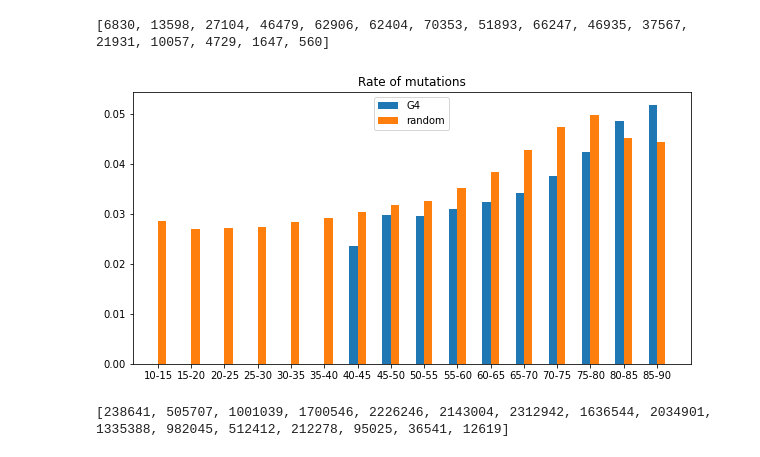
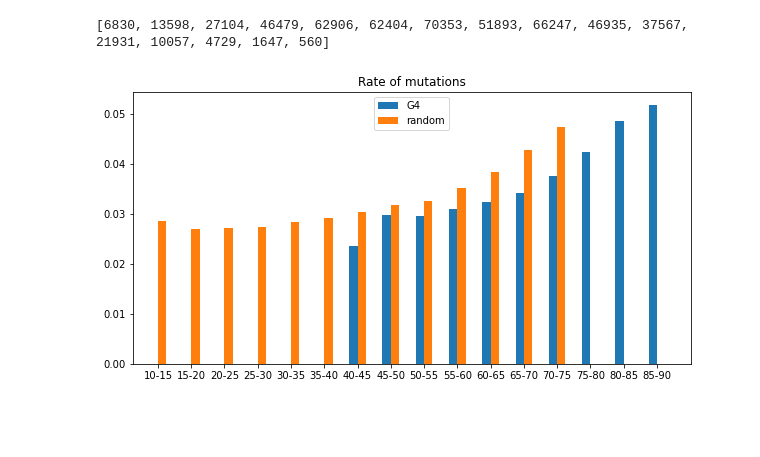
Before and after one commit to chloevogel/TRSante, a Jupyter notebook: Mutations_random.ipynb, the cells around one changed output. Cells and saved outputs as stored; diff of their text form; code cells hidden in the pictures; blank space fills up the shorter version.

```diff
--- a/Mutations_random.ipynb
+++ b/Mutations_random.ipynb
@@ -1405,0 +1613,44 @@ array([[4993., 3753., 4698., 3272., 2581., 1501.]])
+# %%
+def column_AF(reader2):
+    a = reader2["INFOS"].str.split(";").to_list()
+    liste_AF = [b[1][3:] for b in a]
+    reader2["AF"] = liste_AF
+
+    #On s'occupe des lignes où il y a deux mutations possibles, contenant donc une virgule
+    n = 0
+    liste = []
+    for index, row in reader2[reader2["mut"].str.contains(",")].iterrows():
+        mut = row["mut"].split(",")
+        AF = row["AF"].split(",")
+        mut1 = row
+        mut2 = row
+        mut1["mut"] = mut[0]
+        mut2["mut"] = mut[1]
+        mut1["AF"] = float(AF[0])
+        mut2["AF"] = float(AF[1])
+        n += 1
+
+        liste.append(mut1)
+        liste.append(mut2)
+
+    reader2 = reader2[~reader2["mut"].str.contains(",")].append(liste)
+    reader2 = reader2.drop_duplicates()
+
+    #On convertir les probas > 0.5 en leur inverse 1-p
+    n = len(reader2[reader2["AF"].astype(float) > 0.5])
+    b = list([1]*n - reader2[reader2["AF"].astype(float) > 0.5]["AF"].astype(float))
+    index = reader2[reader2["AF"].astype(float) > 0.5]["AF"].index.tolist()
+    reader2["AF"].loc[index] = b
+    return reader2
+
+
+def select_AF_freq(reader2):
+    return reader2[reader2["AF"].astype(float) > 0.1]
+
+def select_AF_rare(reader2):
+    return reader2[reader2["AF"].astype(float) < 0.01]
+
+def select_AF_reste(reader2):
+    a = reader2[reader2["AF"].astype(float) >= 0.01]
+    a = a[a["AF"].astype(float) <= 0.1]
+    return a
@@ -1489,31 +1878,28 @@ print(list_mut_rd)
 # %%
 largeur = .25
 labels = [str(i)+"-"+str(i+pas) for i in range(debut,fin,pas)]
 
 fig, ax = plt.subplots(figsize = (10,5))
 x = np.array([i for i in range(len(list_mut))])
 
 list_mut[:6] = [0]*6
+list_mut_rd[13:] = [0]*(len(list_mut_rd[13:]))
 
 
 r1 = ax.bar(x - largeur/2, np.array(list_mut)/np.array(list_length), largeur)
 r2 = ax.bar(x + largeur/2, np.array(list_mut_rd)/np.array(list_length_rd), largeur)
 
 
 
 ax.set_xticks(x)
 ax.set_xticklabels(labels)
 
 plt.legend(['G4','random'])
 
 plt.title('Rate of mutations')
 
 #plt.savefig('C:/Users/BlueC/Documents/Mines/Santé/Données et commentaires/fig19.jpg')
 
 plt.show()
 # %% [output]
-[figure, old version]
+[figure, new version]
-# %%
-print(list_length_rd)
-# %% [output]
-[238641, 505707, 1001039, 1700546, 2226246, 2143004, 2312942, 1636544, 2034901, 1335388, 982045, 512412, 212278, 95025, 36541, 12619]
```
Also changed, not shown: parts of 22 cells of this notebook.
